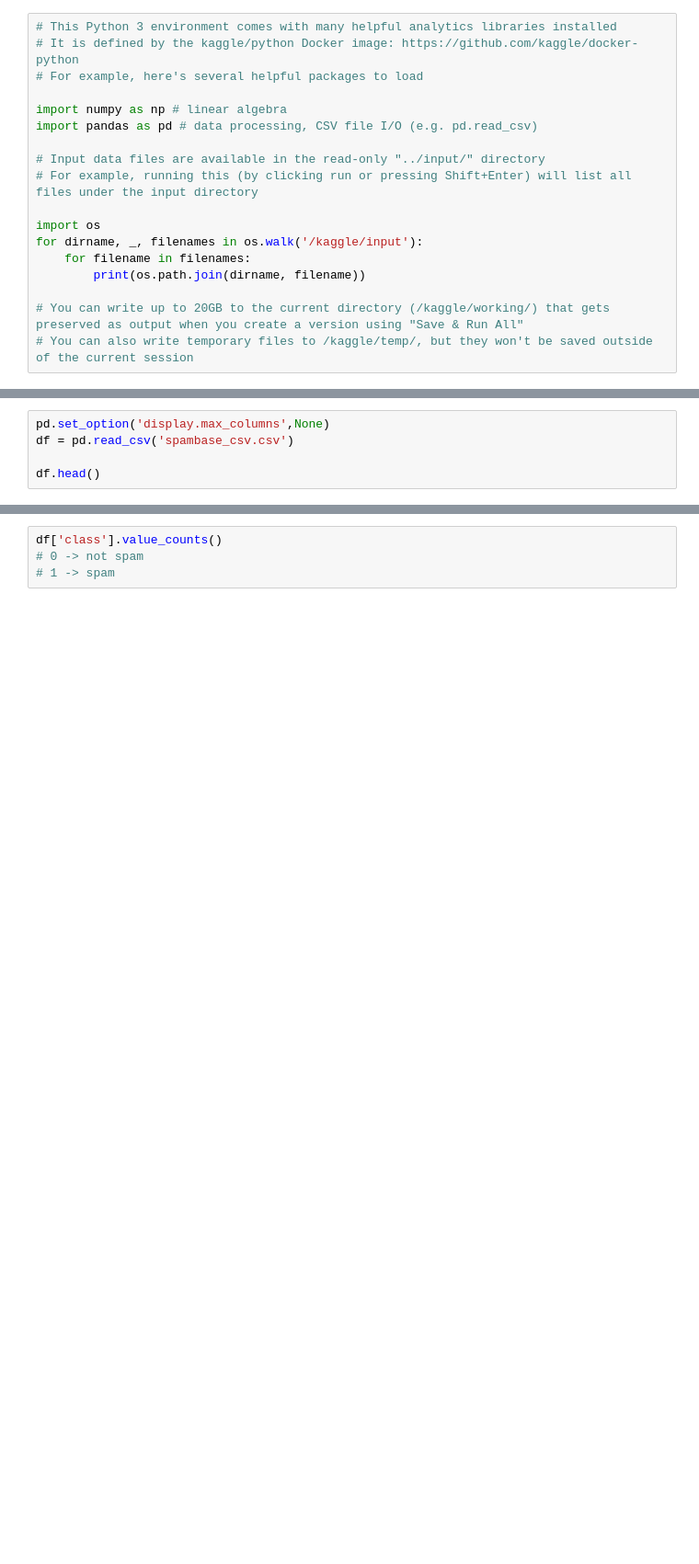
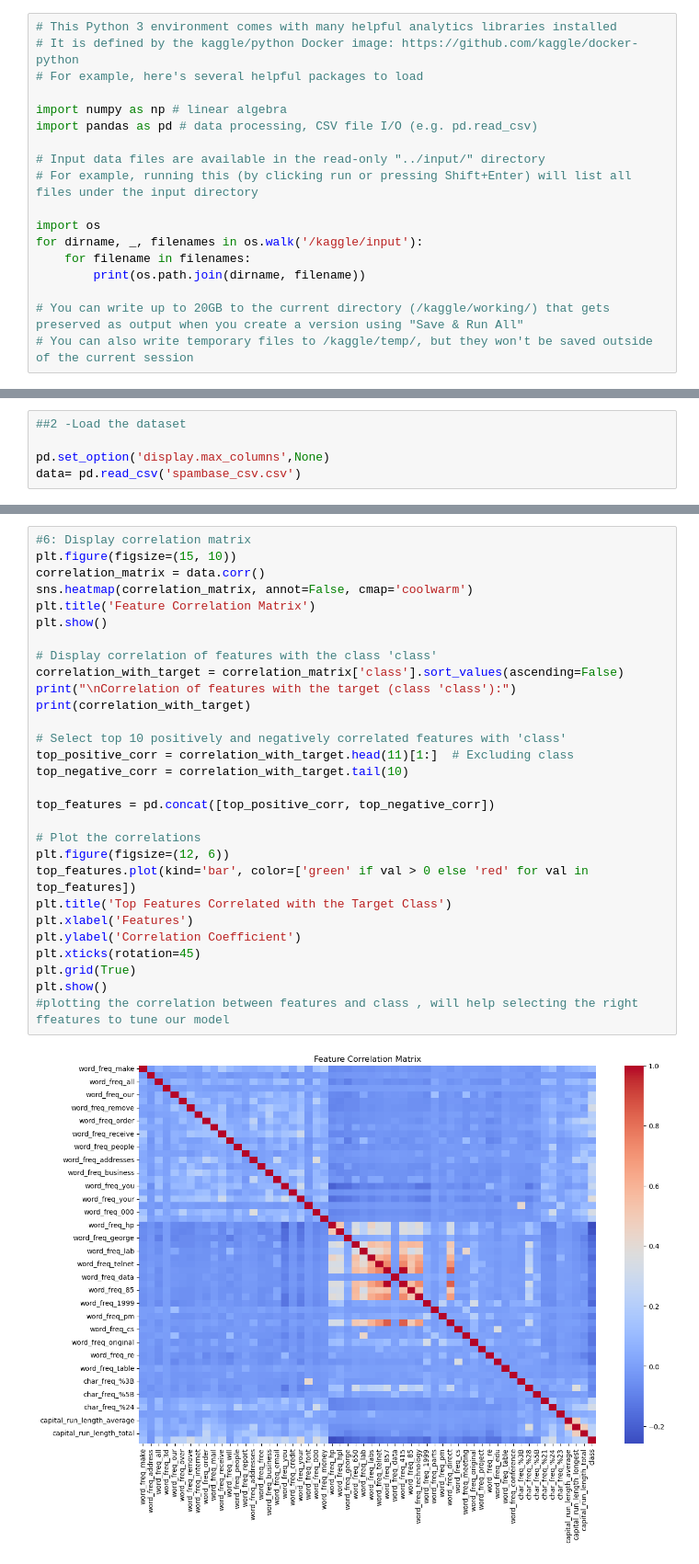
Before and after one commit to AyaCh21/Spam-Email, a Jupyter notebook: Test.ipynb, the cells around one changed output, grey strips where cells are left out. Shown at 92% size. Cells and saved outputs as stored; diff of their text form; blank space fills up the shorter version.

```diff
--- a/Test.ipynb
+++ b/Test.ipynb
@@ -37,5 +51,5 @@ for dirname, _, filenames in os.walk('/kaggle/input'):
 # %%
+##2 -Load the dataset
+
 pd.set_option('display.max_columns',None)
-df = pd.read_csv('spambase_csv.csv')
-
-df.head()
+data= pd.read_csv('spambase_csv.csv')
@@ -49,5 +116,31 @@ df.head()
 # %%
-df['class'].value_counts()
-# 0 -> not spam
-# 1 -> spam
+#6: Display correlation matrix
+plt.figure(figsize=(15, 10))
+correlation_matrix = data.corr()
+sns.heatmap(correlation_matrix, annot=False, cmap='coolwarm')
+plt.title('Feature Correlation Matrix')
+plt.show()
+
+# Display correlation of features with the class 'class'
+correlation_with_target = correlation_matrix['class'].sort_values(ascending=False)
+print("\nCorrelation of features with the target (class 'class'):")
+print(correlation_with_target)
+
+# Select top 10 positively and negatively correlated features with 'class'
+top_positive_corr = correlation_with_target.head(11)[1:]  # Excluding class
+top_negative_corr = correlation_with_target.tail(10)
+
+top_features = pd.concat([top_positive_corr, top_negative_corr])
+
+# Plot the correlations
+plt.figure(figsize=(12, 6))
+top_features.plot(kind='bar', color=['green' if val > 0 else 'red' for val in top_features])
+plt.title('Top Features Correlated with the Target Class')
+plt.xlabel('Features')
+plt.ylabel('Correlation Coefficient')
+plt.xticks(rotation=45)
+plt.grid(True)
+plt.show()
+#plotting the correlation between features and class , will help selecting the right ffeatures to tune our model
 # %% [output]
+[figure, added]
```
Also changed, not shown: parts of 16 cells of this notebook.
